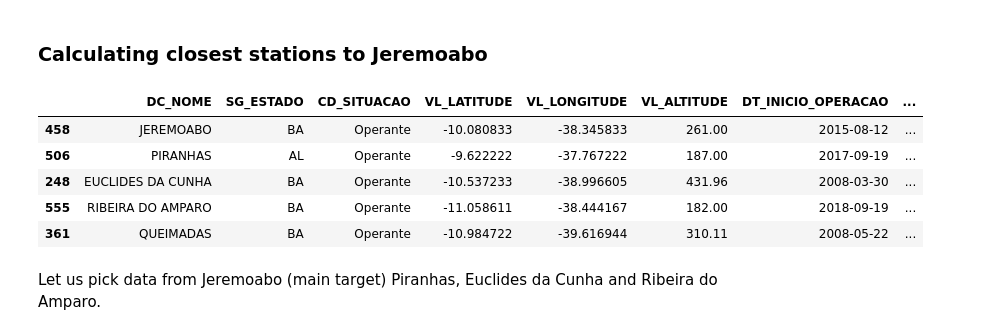
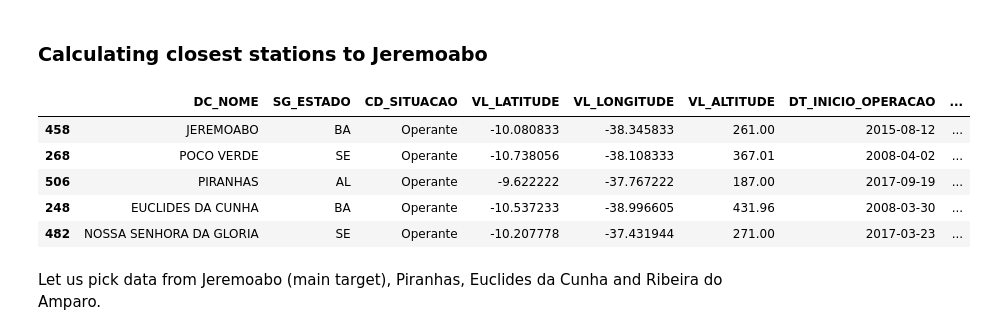
Before and after one commit to lucasthim/spatio-temporal-wind-velocity-prediction, a Jupyter notebook: python/notebooks/01_initial_eda.ipynb, the cells around one changed output. Cells and saved outputs as stored; diff of their text form; code cells hidden in the pictures.

```diff
--- a/python/notebooks/01_initial_eda.ipynb
+++ b/python/notebooks/01_initial_eda.ipynb
@@ -2,9 +2,14 @@
 import pandas as pd
 import numpy as np
 import matplotlib.pyplot as plt
+import seaborn as sns
 from geopy.distance import distance
 
 import os
+
+pd.set_option('display.max_rows', 100)
+pd.set_option('display.max_columns', 1000)
+pd.set_option('display.width', 1000)
 # %%
 os.listdir("./../../data/")
 # %% [output]
@@ -17,7 +24,7 @@ df_automatic_stations = pd.read_excel('./../../data/automatic_stations_catalog.x
                                                         'VL_LATITUDE','VL_LONGITUDE','VL_ALTITUDE',
                                                         'DT_INICIO_OPERACAO','CD_ESTACAO']]
 
-df_automatic_stations = df_automatic_stations.query("SG_ESTADO in ('BA','AL','PE','SP','PI') and CD_SITUACAO != 'Pane'")
+df_automatic_stations = df_automatic_stations.query("CD_SITUACAO != 'Pane'")
 df_automatic_stations
 # %% [output]
 |  | DC_NOME | SG_ESTADO | CD_SITUACAO | VL_LATITUDE | VL_LONGITUDE | VL_ALTITUDE | DT_INICIO_OPERACAO | ... |
@@ -51,13 +58,14 @@ distances_km = [distance((jeremoabo_lat,jeremoabo_long),(station[0],station[1]))
                             df_automatic_stations['VL_LONGITUDE'].values)]
 df_automatic_stations['DIST_JEREMOABE_KM'] = distances_km
 # %%
-df_automatic_stations.sort_values('DIST_JEREMOABE_KM',ascending=True).head(5)
+df_chosen_stations = df_automatic_stations.sort_values('DIST_JEREMOABE_KM',ascending=True).query("DIST_JEREMOABE_KM < 102")
+df_chosen_stations
 # %% [output]
 |  | DC_NOME | SG_ESTADO | CD_SITUACAO | VL_LATITUDE | VL_LONGITUDE | VL_ALTITUDE | DT_INICIO_OPERACAO | ... |
 | 458 | JEREMOABO | BA | Operante | -10.080833 | -38.345833 | 261.00 | 2015-08-12 | ... |
+| 268 | POCO VERDE | SE | Operante | -10.738056 | -38.108333 | 367.01 | 2008-04-02 | ... |
 | 506 | PIRANHAS | AL | Operante | -9.622222 | -37.767222 | 187.00 | 2017-09-19 | ... |
 | 248 | EUCLIDES DA CUNHA | BA | Operante | -10.537233 | -38.996605 | 431.96 | 2008-03-30 | ... |
-| 555 | RIBEIRA DO AMPARO | BA | Operante | -11.058611 | -38.444167 | 182.00 | 2018-09-19 | ... |
-| 361 | QUEIMADAS | BA | Operante | -10.984722 | -39.616944 | 310.11 | 2008-05-22 | ... |
+| 482 | NOSSA SENHORA DA GLORIA | SE | Operante | -10.207778 | -37.431944 | 271.00 | 2017-03-23 | ... |
 # %% [markdown]
-Let us pick data from Jeremoabo (main target) Piranhas, Euclides da Cunha and Ribeira do Amparo.
+Let us pick data from Jeremoabo (main target), Piranhas, Euclides da Cunha and Ribeira do Amparo.
```
Also changed, not shown: parts of 24 cells of this notebook.
